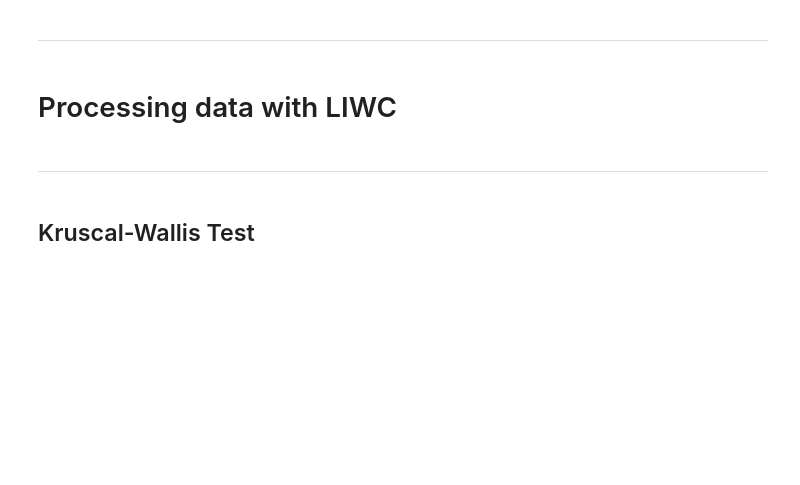
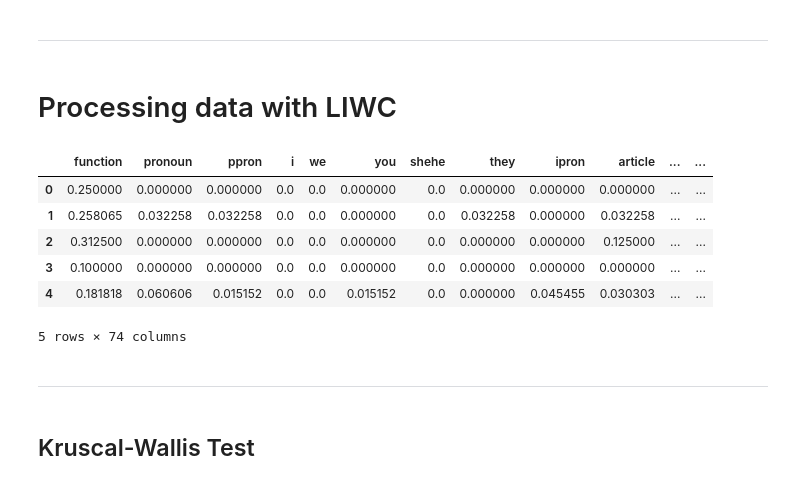
Before and after one commit to Guilherme26/dissertation, a Jupyter notebook: notebooks/liwc_analisys_article.ipynb, the cells around one changed output. Saved outputs shown, nothing was run; the diff lists cells and outputs as text; code cells hidden in the pictures; blank space fills up the shorter version.

```diff
--- a/notebooks/liwc_analisys_article.ipynb
+++ b/notebooks/liwc_analisys_article.ipynb
@@ -33,0 +91,7 @@ plt.ion()
+# %%
+data = None
+if DATASET == 'interview':
+    data = read_interview()
+elif DATASET == 'coraal-buckeye':
+    data = read_coraal_buckeye()
+data.head()
@@ -86,15 +135,24 @@ d[d.bad_words_count==0].groupby('group').count()
 # Processing data with LIWC
 # %%
 #LIWC data
-
-liwc_df = pd.DataFrame().from_records(df['liwc_count'],index=df['id'])
-liwc_df = liwc_df.fillna(0)
+df.liwc_count = df.liwc_count.apply(lambda x: dict(x)) # transforms counter to dict
+# create a new dataset where the dicts inside liwc_cont are expanded in columns
+liwc_df = pd.concat([df.drop(['liwc_count'], axis=1), df['liwc_count'].apply(pd.Series)], axis=1)
 
 #normalizing
 liwc_df_norm = (liwc_df[liwc.categories.values()].T * ( 1 / liwc_df[liwc.categories.values()].sum(axis=1) )).T
 
-liwc_df_norm.reset_index(inplace=True)
+liwc_df_norm.reset_index(drop=True,inplace=True)
 liwc_df_norm['group'] = df['group']
-liwc_df_norm['age'] = df['age']
+liwc_df_norm = liwc_df_norm.fillna(0)
+liwc_df_norm.head()
+# %% [output]
+|  | function | pronoun | ppron | i | we | you | shehe | they | ipron | article | ... | ... |
+| 0 | 0.250000 | 0.000000 | 0.000000 | 0.0 | 0.0 | 0.000000 | 0.0 | 0.000000 | 0.000000 | 0.000000 | ... | ... |
+| 1 | 0.258065 | 0.032258 | 0.032258 | 0.0 | 0.0 | 0.000000 | 0.0 | 0.032258 | 0.000000 | 0.032258 | ... | ... |
+| 2 | 0.312500 | 0.000000 | 0.000000 | 0.0 | 0.0 | 0.000000 | 0.0 | 0.000000 | 0.000000 | 0.125000 | ... | ... |
+| 3 | 0.100000 | 0.000000 | 0.000000 | 0.0 | 0.0 | 0.000000 | 0.0 | 0.000000 | 0.000000 | 0.000000 | ... | ... |
+| 4 | 0.181818 | 0.060606 | 0.015152 | 0.0 | 0.0 | 0.015152 | 0.0 | 0.000000 | 0.045455 | 0.030303 | ... | ... |
+5 rows × 74 columns
 # %%
 #calculating mean rank for each liwc category in order to apply kruskall-wallis test
```
Also changed, not shown: parts of 26 cells of this notebook, 3 other files.
